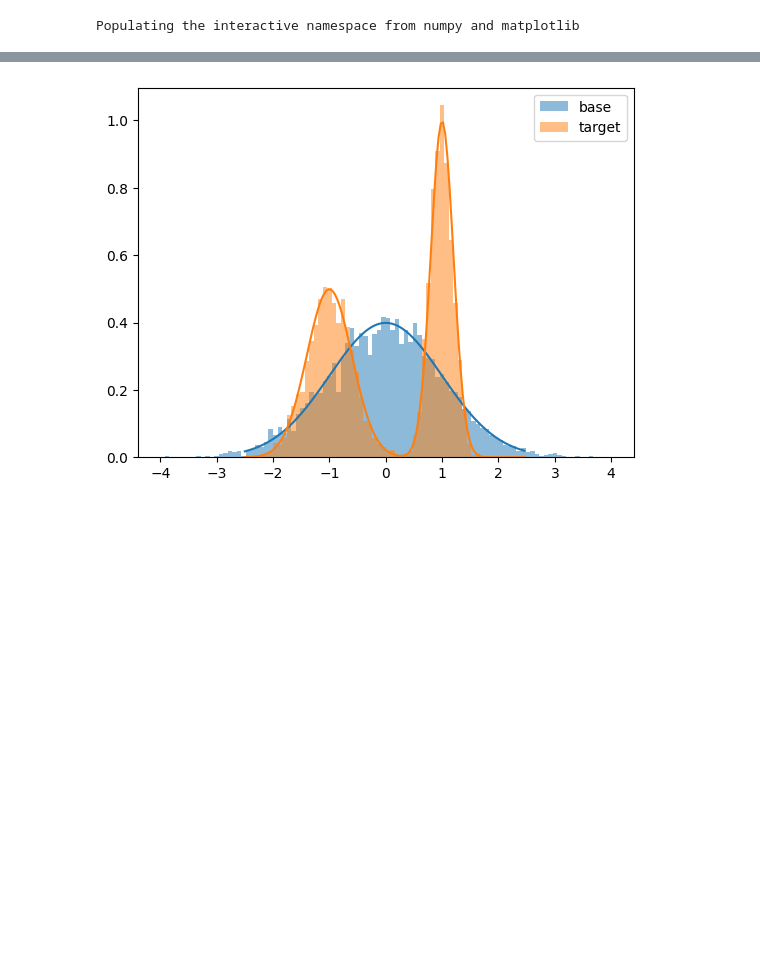
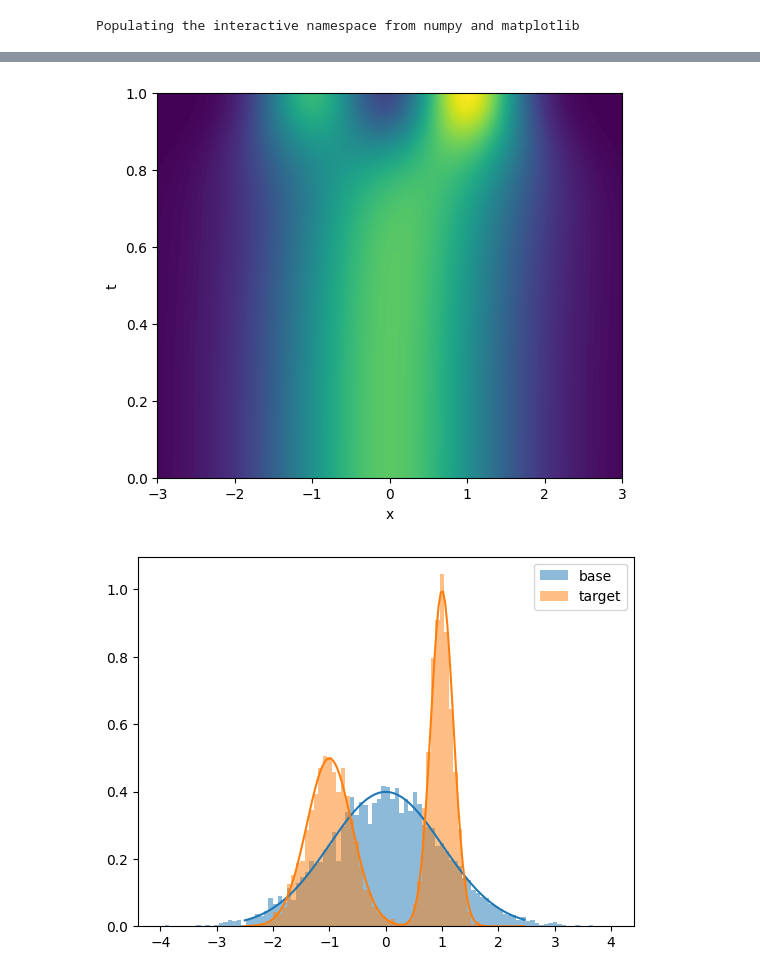
Before and after one commit to hsimonfroy/diffusion-field-level, a Jupyter notebook: TSM.ipynb, the cells around one changed output, grey strips where cells are left out. Saved outputs shown, nothing was run; the diff lists cells and outputs as text; code cells hidden in the pictures; blank space fills up the shorter version.

```diff
--- a/TSM.ipynb
+++ b/TSM.ipynb
@@ -79,11 +21,0 @@ legend();
-# %%
-# We can also visualize this in 2D
-xt = (np.stack(mgrid[0:128,0:128],axis=-1)/128 - np.array([0, 0.5]))*np.array([1., 5.])
-t = xt[:,0,0]
-x = xt[0,:,1]
-
-contourf(x,t,
-         jax.vmap(lambda u: make_dist(u[0]).prob(u[1]))(xt.reshape([-1,2])).reshape([128,128]),
-         128)
-xlabel('x');
-ylabel('alpha');
@@ -101,3 +102,26 @@ ylabel('t');
+# %%
+# We can visualize this in 2D
+n_discr = 128
+x_grid = jnp.linspace(-3, 3, n_discr)
+t_grid = jnp.linspace(0, 1, n_discr)
+X, T = jnp.meshgrid(x_grid, t_grid)
+
+# Reshape for vmap
+xt_pairs = jnp.stack([T.flatten(), X.flatten()], axis=1)
+def prob_at_tx(tx):
+    t, x = tx
+    dist_t = make_target(t)
+    return dist_t.prob(jnp.atleast_2d(x).T).squeeze()
+
+probabilities = jax.vmap(prob_at_tx)(xt_pairs).reshape(n_discr, n_discr)
+
+# Plot the contour
+figure(figsize=(6, 5))
+contourf(X, T, probabilities, 128)
+xlabel('x'), ylabel('t')
+show()
+# %% [output]
+[figure, added]
 # %%
 # We need to define the base distribution and our target distribution
 T = 1
```
Also changed, not shown: parts of 11 cells of this notebook.
